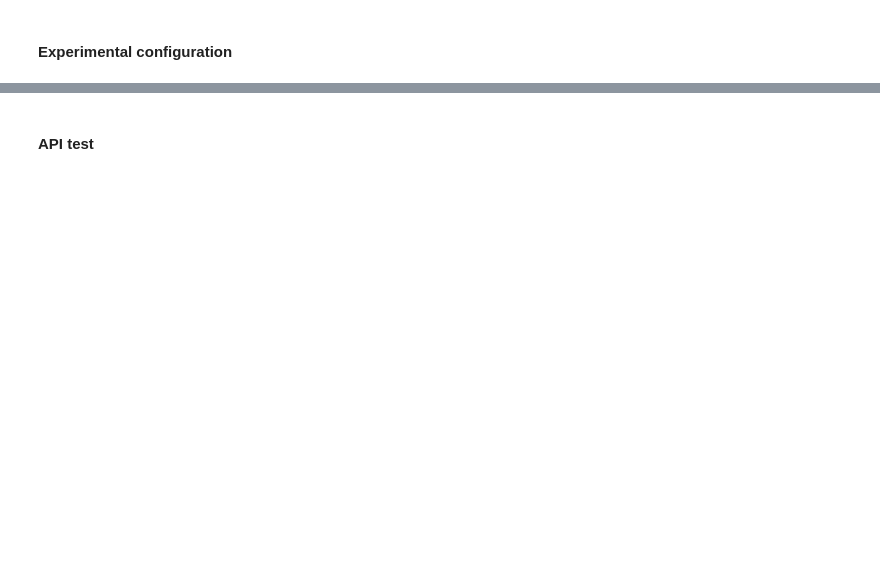
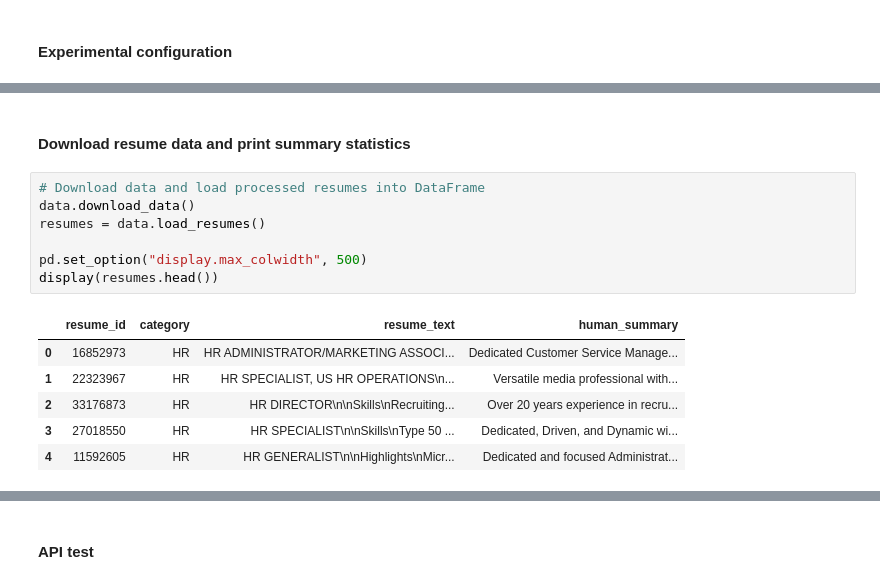
Before and after one commit to BJKin/LLM_self_preferencing_bias, a Jupyter notebook: notebooks/reimplementation.ipynb, the cells around one changed output, grey strips where cells are left out. Cells and saved outputs as stored; diff of their text form; blank space fills up the shorter version.

```diff
--- a/notebooks/reimplementation.ipynb
+++ b/notebooks/reimplementation.ipynb
@@ -34,3 +25,19 @@ print(f"Logging to {TEST_LOG}")
 # %% [output]
 Testing 5 models: ['llama-3.3-70b', 'gemini-4-hydrogen', 'gpt-6-luna', 'claude-haiku-5.5', 'deepseek-v4.1-flash']
 Logging to C:\Users\brett\Desktop\School\UCSD_MS\FA26\ECE_285\Final project\results\api_test.jsonl
+# %% [markdown]
+#### Download resume data and print summary statistics
+# %%
+# Download data and load processed resumes into DataFrame
+data.download_data()
+resumes = data.load_resumes()
+
+pd.set_option("display.max_colwidth", 500)
+display(resumes.head())
+# %% [output]
+|  | resume_id | category | resume_text | human_summary |
+| 0 | 16852973 | HR | HR ADMINISTRATOR/MARKETING ASSOCI... | Dedicated Customer Service Manage... |
+| 1 | 22323967 | HR | HR SPECIALIST, US HR OPERATIONS\n... | Versatile media professional with... |
+| 2 | 33176873 | HR | HR DIRECTOR\n\nSkills\nRecruiting... | Over 20 years experience in recru... |
+| 3 | 27018550 | HR | HR SPECIALIST\n\nSkills\nType 50 ... | Dedicated, Driven, and Dynamic wi... |
+| 4 | 11592605 | HR | HR GENERALIST\n\nHighlights\nMicr... | Dedicated and focused Administrat... |
```
Also changed, not shown: parts of 7 cells of this notebook, 2 other files.
